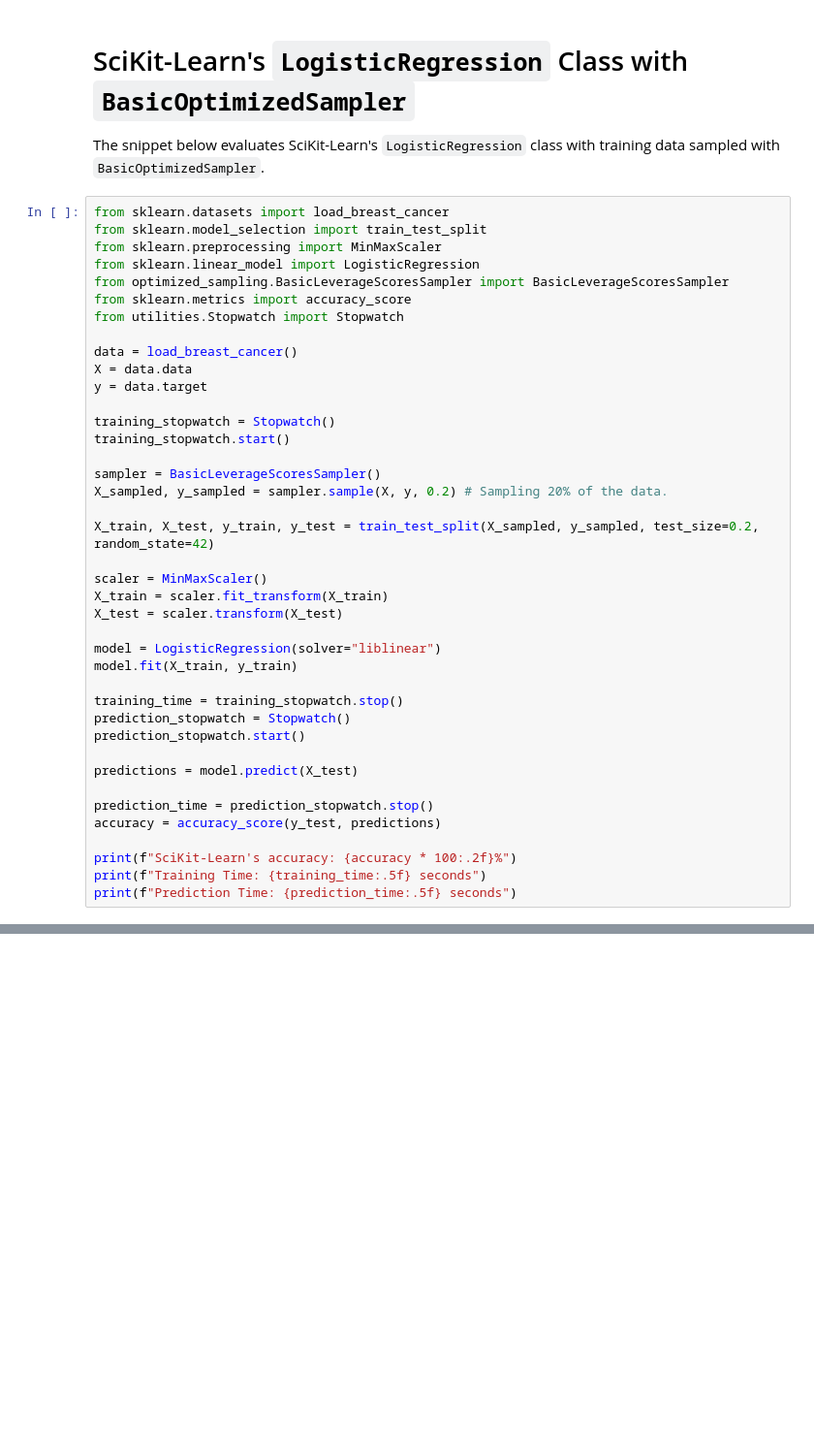
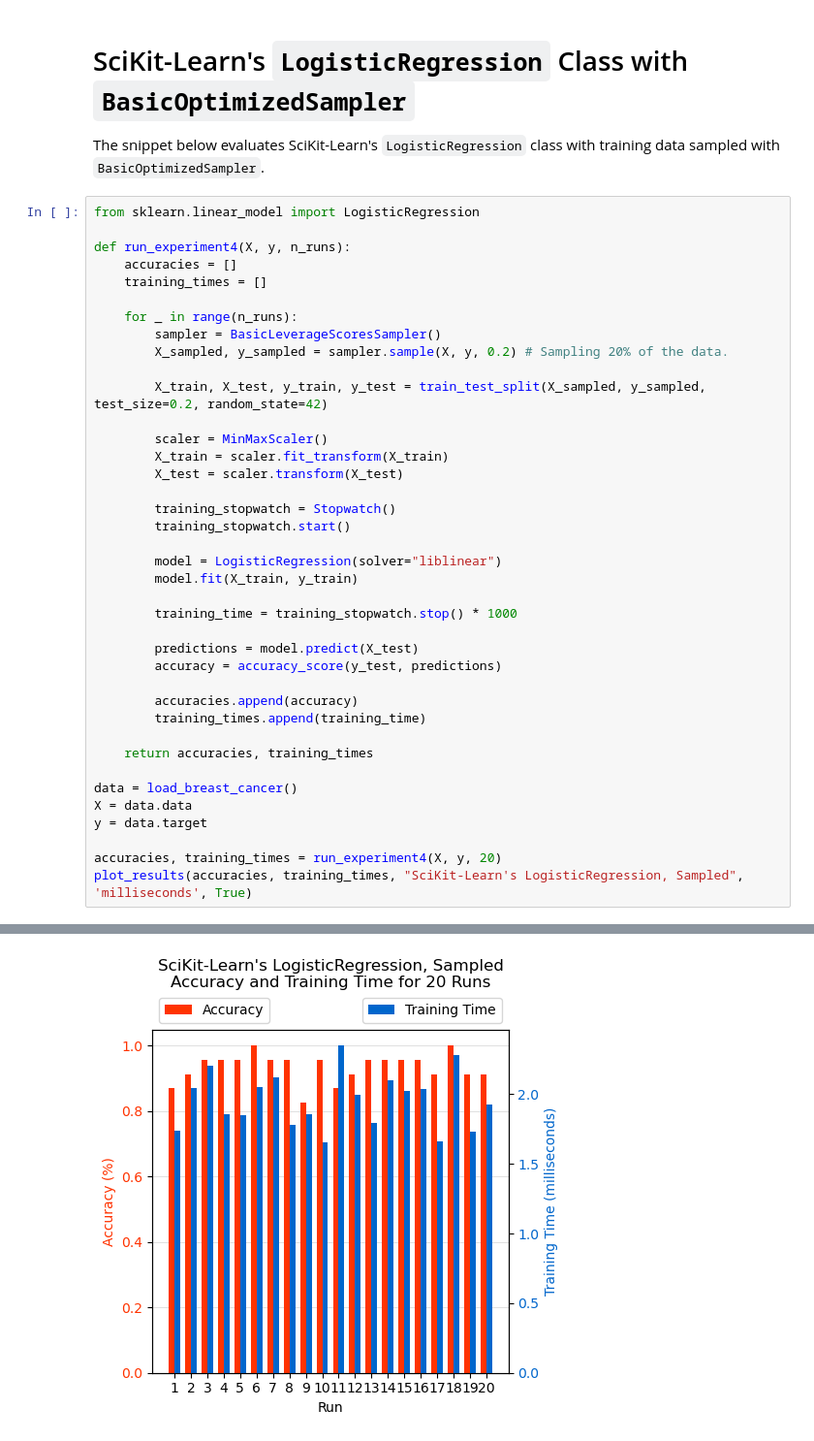
Before and after one commit to luizparente/logistic-regression, a Jupyter notebook: src/model_benchmarking.ipynb, the cells around one changed output, grey strips where cells are left out. Shown: that part at 97% size. Drawn from its saved outputs; the diff is of its cells as text; blank space fills up the shorter version.

```diff
--- a/src/model_benchmarking.ipynb
+++ b/src/model_benchmarking.ipynb
@@ -233,43 +263,42 @@ Prediction Time: 0.00008 seconds
 
 The snippet below evaluates SciKit-Learn's `LogisticRegression` class with training data sampled with `BasicOptimizedSampler`.
 # %%
-from sklearn.datasets import load_breast_cancer
-from sklearn.model_selection import train_test_split
-from sklearn.preprocessing import MinMaxScaler
 from sklearn.linear_model import LogisticRegression
-from optimized_sampling.BasicLeverageScoresSampler import BasicLeverageScoresSampler
-from sklearn.metrics import accuracy_score
-from utilities.Stopwatch import Stopwatch
+
+def run_experiment4(X, y, n_runs):
+    accuracies = []
+    training_times = []
+
+    for _ in range(n_runs):
+        sampler = BasicLeverageScoresSampler()
+        X_sampled, y_sampled = sampler.sample(X, y, 0.2) # Sampling 20% of the data.
+
+        X_train, X_test, y_train, y_test = train_test_split(X_sampled, y_sampled, test_size=0.2, random_state=42)
+
+        scaler = MinMaxScaler()
+        X_train = scaler.fit_transform(X_train)
+        X_test = scaler.transform(X_test)
+
+        training_stopwatch = Stopwatch()
+        training_stopwatch.start()
+
+        model = LogisticRegression(solver="liblinear")
+        model.fit(X_train, y_train)
+
+        training_time = training_stopwatch.stop() * 1000
+
+        predictions = model.predict(X_test)
+        accuracy = accuracy_score(y_test, predictions)
+
+        accuracies.append(accuracy)
+        training_times.append(training_time)
+
+    return accuracies, training_times
 
 data = load_breast_cancer()
 X = data.data
 y = data.target
 
-training_stopwatch = Stopwatch()
-training_stopwatch.start()
-
-sampler = BasicLeverageScoresSampler()
-X_sampled, y_sampled = sampler.sample(X, y, 0.2) # Sampling 20% of the data.
-
-X_train, X_test, y_train, y_test = train_test_split(X_sampled, y_sampled, test_size=0.2, random_state=42)
-
-scaler = MinMaxScaler()
-X_train = scaler.fit_transform(X_train)
-X_test = scaler.transform(X_test)
-
-model = LogisticRegression(solver="liblinear")
-model.fit(X_train, y_train)
-
-training_time = training_stopwatch.stop()
-prediction_stopwatch = Stopwatch()
-prediction_stopwatch.start()
-
-predictions = model.predict(X_test)
-
-prediction_time = prediction_stopwatch.stop()
-accuracy = accuracy_score(y_test, predictions)
-
-print(f"SciKit-Learn's accuracy: {accuracy * 100:.2f}%")
-print(f"Training Time: {training_time:.5f} seconds")
-print(f"Prediction Time: {prediction_time:.5f} seconds")
+accuracies, training_times = run_experiment4(X, y, 20)
+plot_results(accuracies, training_times, "SciKit-Learn's LogisticRegression, Sampled", 'milliseconds', True)
 # %% [output]
@@ -278,0 +305 @@ Prediction Time: 0.00034 seconds
+[figure, added]
```
Also changed, not shown: parts of 9 cells of this notebook.
